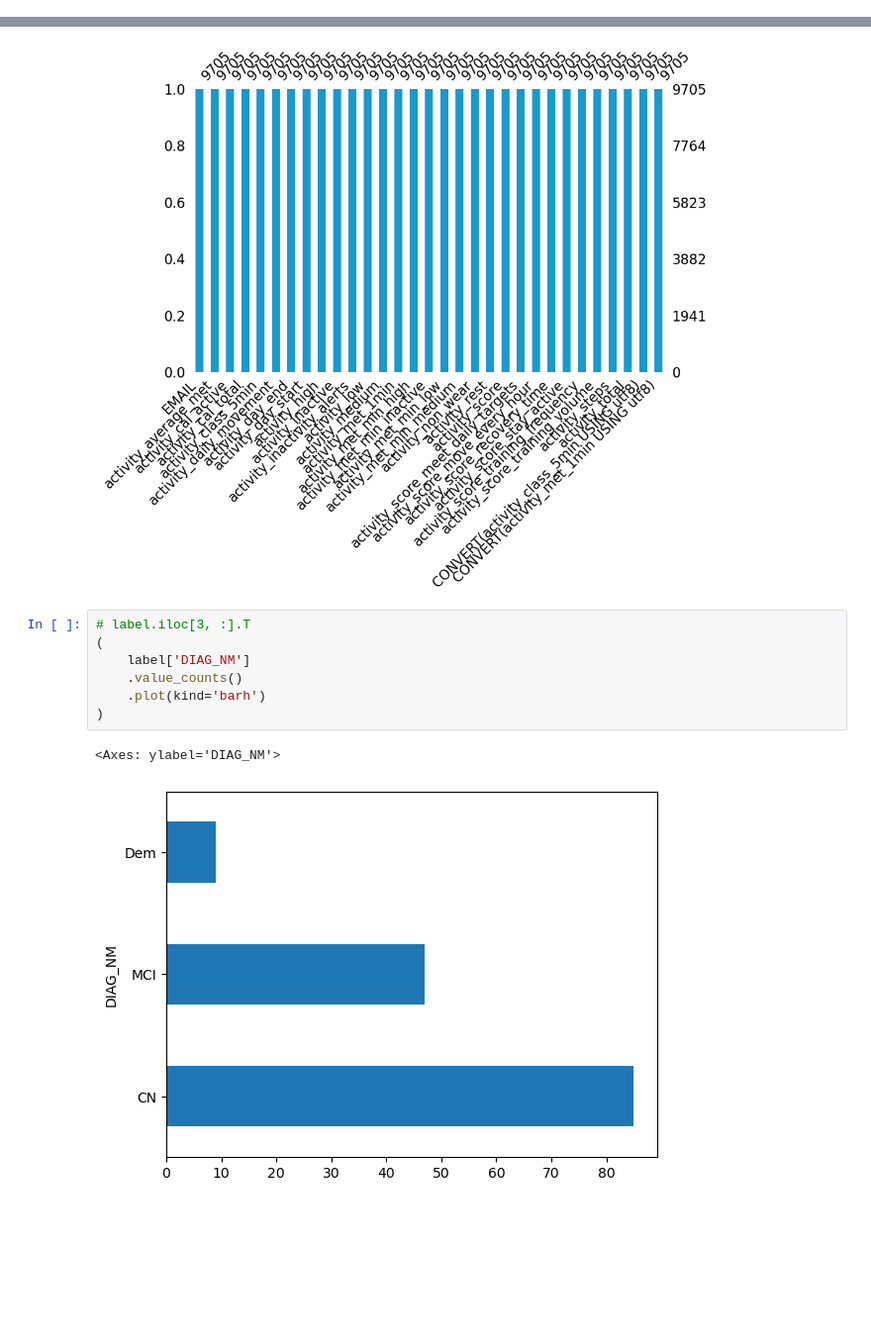
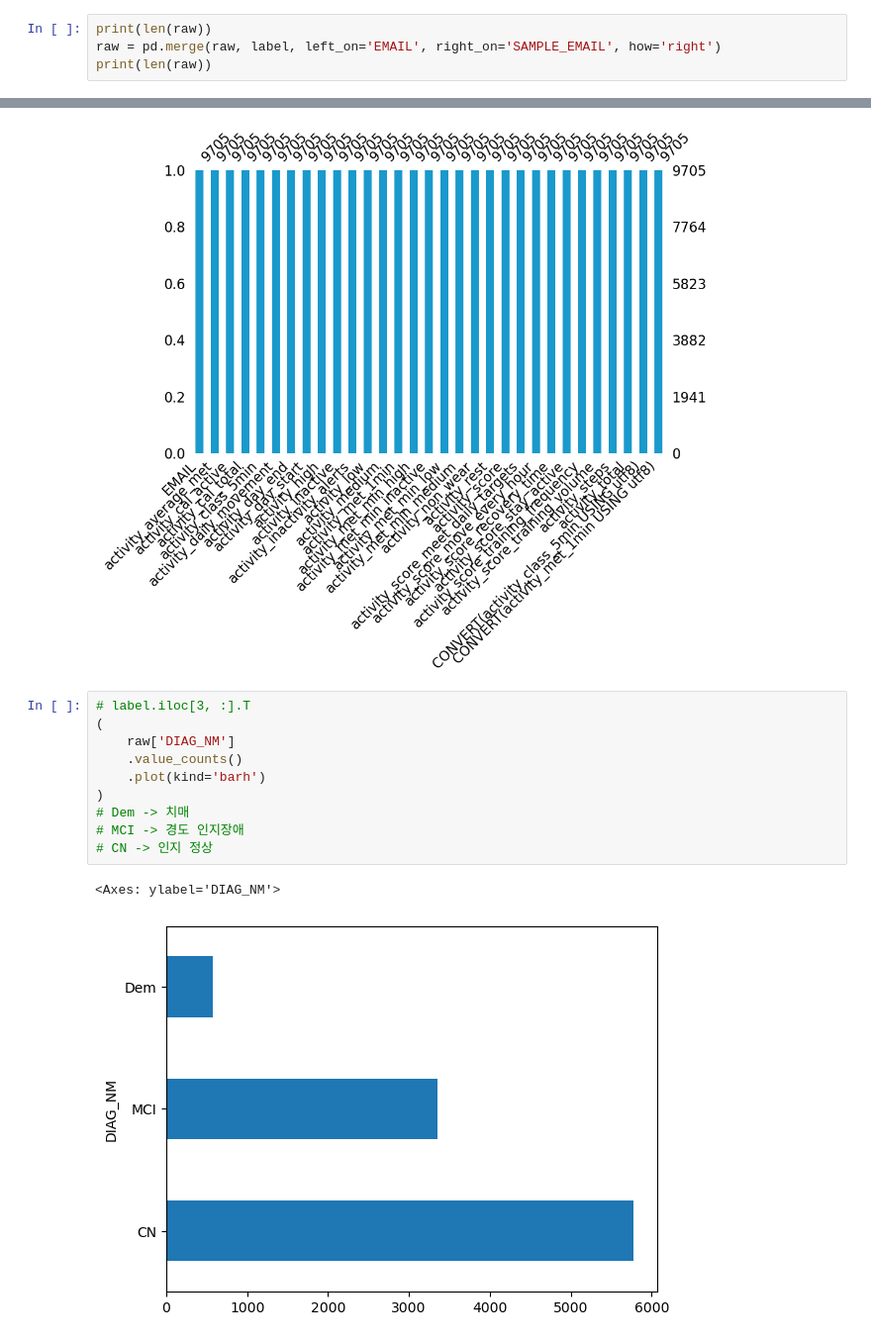
Before and after one commit to SeHwanYoo/analyze_dementia, a Jupyter notebook: EDA.ipynb, the cells around one changed output, grey strips where cells are left out. Shown: that part at 99% size. Saved outputs shown, nothing was run; the diff lists cells and outputs as text; blank space fills up the shorter version.

```diff
--- a/EDA.ipynb
+++ b/EDA.ipynb
@@ -29,0 +87,4 @@ raw.iloc[:3, :].T
+# %%
+print(len(raw))
+raw = pd.merge(raw, label, left_on='EMAIL', right_on='SAMPLE_EMAIL', how='right')
+print(len(raw))
@@ -61,10 +125,13 @@ msno.bar(df=raw, color=(0.1, 0.6, 0.8), figsize=(10, 6))
 # %%
 # label.iloc[3, :].T
 (
-    label['DIAG_NM']
+    raw['DIAG_NM']
     .value_counts()
     .plot(kind='barh')
 )
+# Dem -> 치매
+# MCI -> 경도 인지장애
+# CN -> 인지 정상
 # %% [output]
 <Axes: ylabel='DIAG_NM'>
-[figure, old version]
+[figure, new version]
```
Also changed, not shown: parts of 11 cells of this notebook.
